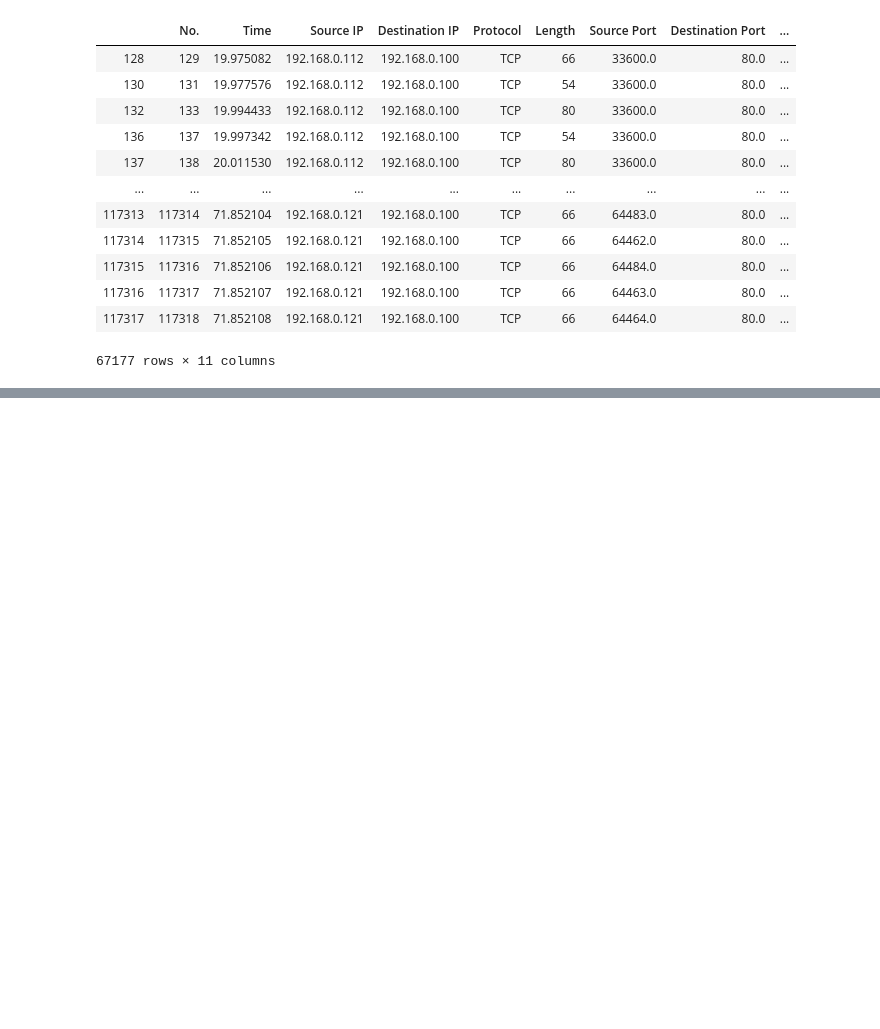
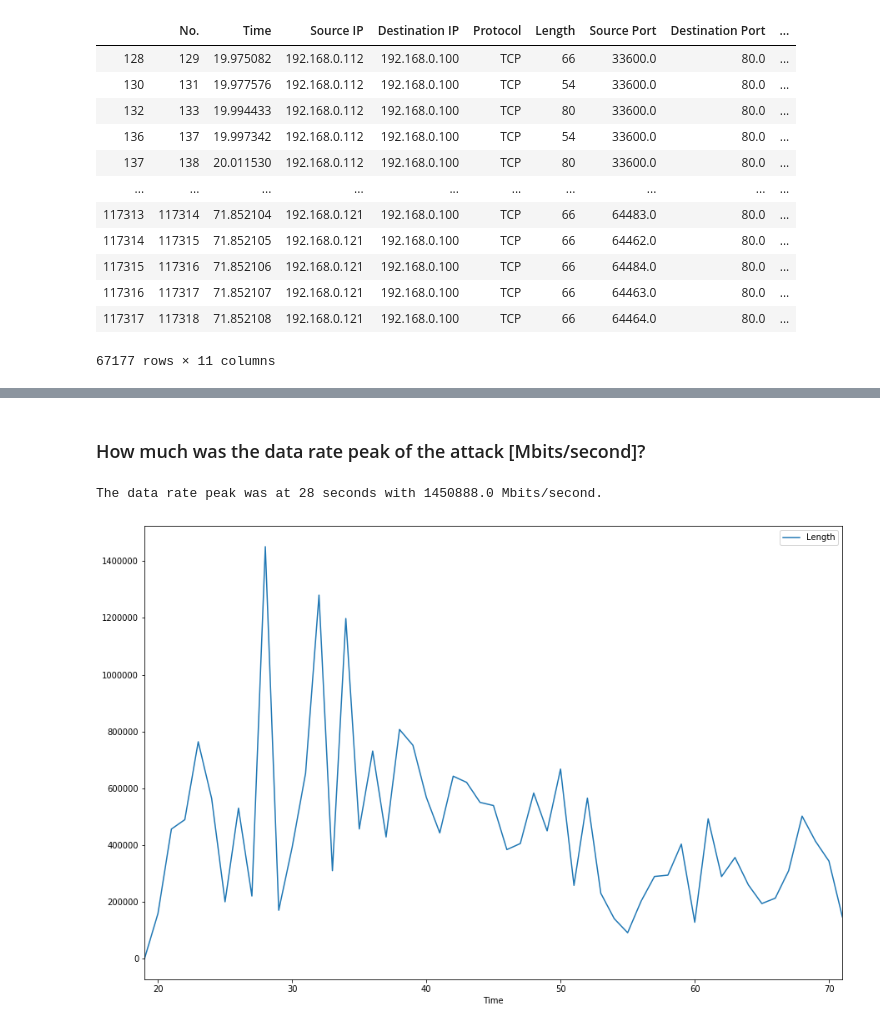
Before and after one commit to NijeboerFrank/jupyter-assignment-3, a Jupyter notebook: Assignment3.ipynb, the cells around one changed output, grey strips where cells are left out. Drawn from its saved outputs; the diff is of its cells as text; code cells hidden in the pictures; blank space fills up the shorter version.

```diff
--- a/Assignment3.ipynb
+++ b/Assignment3.ipynb
@@ -38,0 +60,13 @@ attack_entries
+# %% [markdown]
+### How much was the data rate peak of the attack [Mbits/second]?
+# %%
+entries = attack_entries
+entries['Time'] = entries['Time'].apply(int)
+data_rate = entries.groupby(['Time']).sum()
+data_rate.plot.line(y='Length', figsize=(15,10))
+print("The data rate peak was after {} seconds with {} Mbits/second.".format(data_rate.idxmax()['Length'], data_rate.max()['Length']))
+plt.ylabel('')
+plt.show()
+# %% [output]
+The data rate peak was at 28 seconds with 1450888.0 Mbits/second.
+[figure, added]
```
Also changed, not shown: parts of 5 cells of this notebook, 2 other files.
